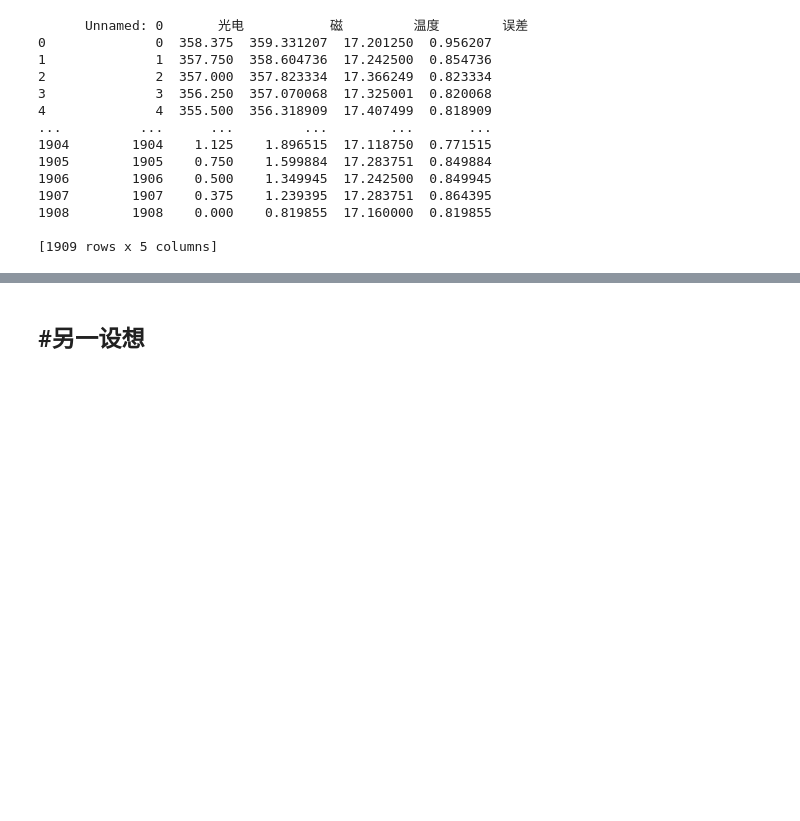
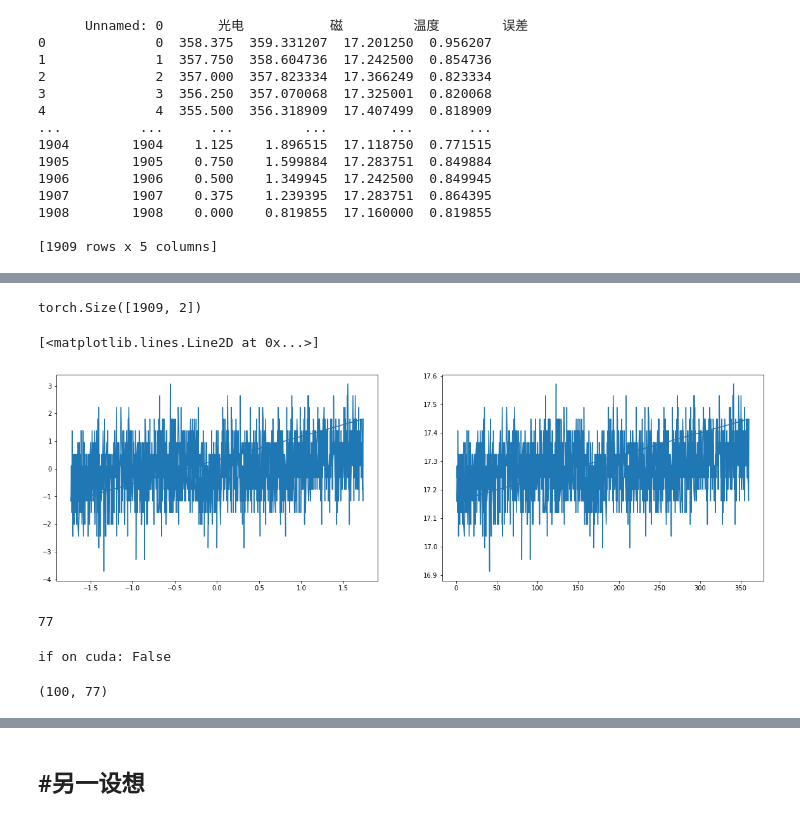
Before and after one commit to Czyundream/Leetcodetest, a Jupyter notebook: 误差补偿.ipynb, the cells around one changed output, grey strips where cells are left out. Drawn from its saved outputs; the diff is of its cells as text; code cells hidden in the pictures; blank space fills up the shorter version.

```diff
--- a/误差补偿.ipynb
+++ b/误差补偿.ipynb
@@ -444,0 +183,4 @@ d2l.train_ch8(model, X, 5, lr, num_epochs, device)
+# %%
+inputs , outputs= data1.iloc[0: 1909, 2 : 4] , data1.iloc[0 : 1909, 4]#477
+features, labels = torch.tensor(inputs.values), torch.tensor(outputs.values)
+features
@@ -444,0 +195,16 @@ d2l.train_ch8(model, X, 5, lr, num_epochs, device)
+# %%
+from sklearn.preprocessing import StandardScaler
+scaler = StandardScaler()
+sca_X = scaler.fit_transform(features)
+New_X = torch.from_numpy(sca_X)
+New_X.shape
+# %% [output]
+torch.Size([1909, 2])
+# %%
+import matplotlib.pyplot as plt
+fig, (ax1, ax2) = plt.subplots(1, 2,figsize=(20,6))
+ax1.plot(New_X[:, 0], New_X[:, 1])
+ax2.plot(features[:, 0], features[:, 1])
+# %% [output]
+[<matplotlib.lines.Line2D at 0x...>]
+[figure, added]
@@ -444,0 +279,4 @@ d2l.train_ch8(model, X, 5, lr, num_epochs, device)
+# %%
+len(data_train_iter)
+# %% [output]
+77
@@ -444,0 +330,15 @@ d2l.train_ch8(model, X, 5, lr, num_epochs, device)
+# %%
+num_feature = 2
+hidden_num = 12
+hidden_num2 = 4
+lr = 0.1
+num_epochs = 100
+
+net = LSTM(num_feature, hidden_num, hidden_num2, batch_size)
+device = torch.device("cuda:0" if torch.cuda.is_available() else "cpu")
+net.to(device)
+
+#查看模型是否已经移动到GPU上
+print("if on cuda:",next(net.parameters()).is_cuda)
+# %% [output]
+if on cuda: False
@@ -444,0 +389,6 @@ d2l.train_ch8(model, X, 5, lr, num_epochs, device)
+# %%
+import matplotlib.pyplot as plt
+epoch_loss = np.array(epoch_loss)
+print(epoch_loss.shape)
+# %% [output]
+(100, 77)
```
Also changed, not shown: parts of 52 cells of this notebook.
